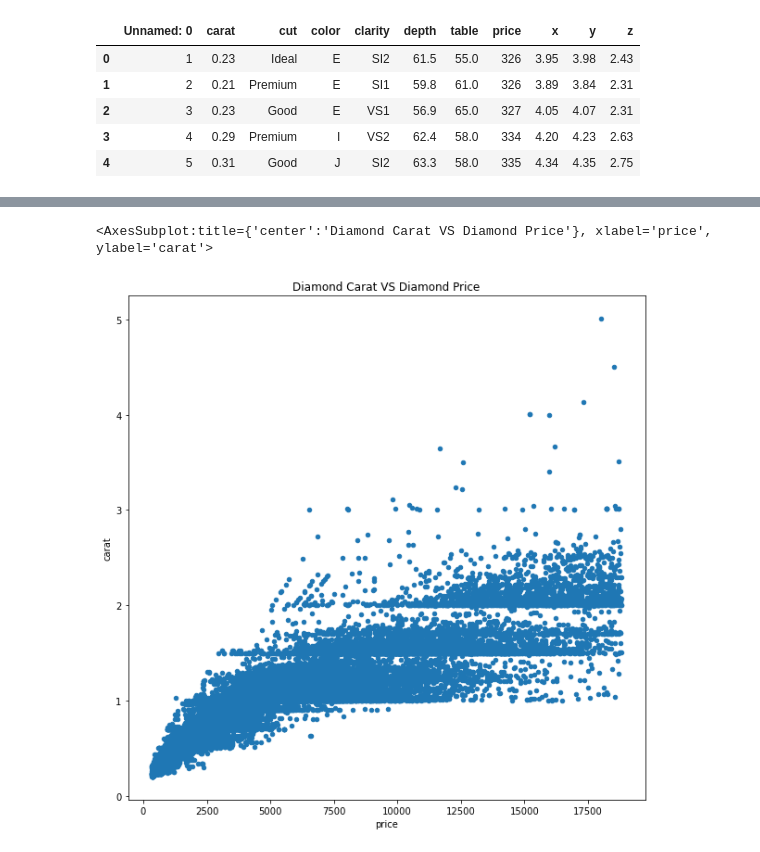
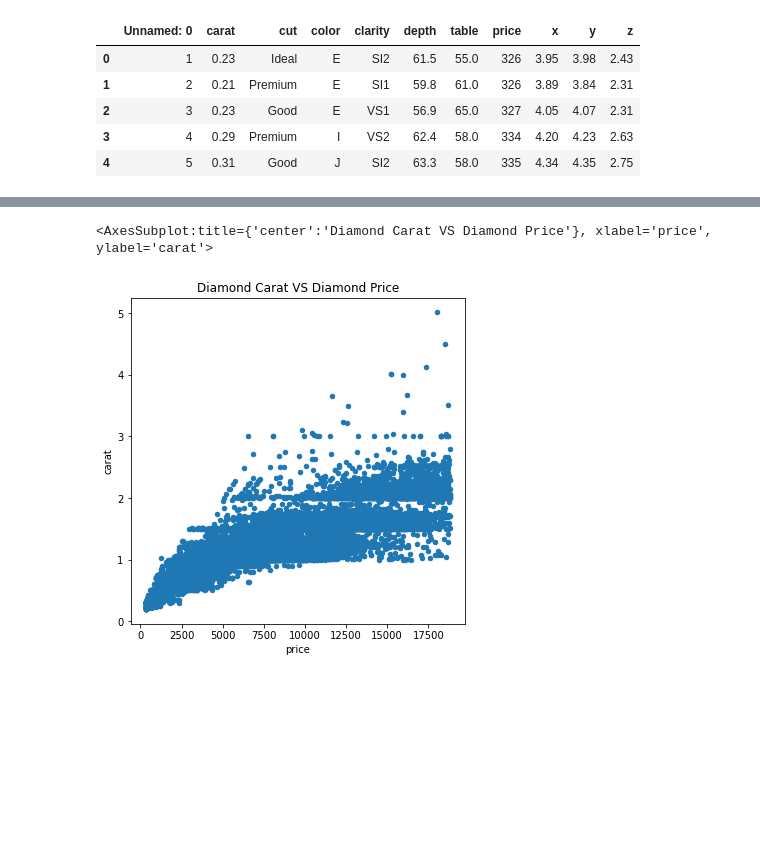
Before and after one commit to Waltercas/CAPSTONE, a Jupyter notebook: Diamonds.ipynb, the cells around one changed output, grey strips where cells are left out. Drawn from its saved outputs; the diff is of its cells as text; code cells hidden in the pictures; blank space fills up the shorter version.

```diff
--- a/Diamonds.ipynb
+++ b/Diamonds.ipynb
@@ -56,9 +39,9 @@ df = diamonddf.sample(frac = 0.01)
 df = df[df['price'] <= 10000]
 # %%
-diamonddf.plot.scatter('price', 'carat', figsize =(10,10), title = "Diamond Carat VS Diamond Price")
+diamonddf.plot.scatter('price', 'carat', figsize =(6,6), title = "Diamond Carat VS Diamond Price")
 # %% [output]
 <AxesSubplot:title={'center':'Diamond Carat VS Diamond Price'}, xlabel='price', ylabel='carat'>
-[figure, old version]
+[figure, new version]
 # %%
 def price_nonum_characteristic(column, sample_size, max_price):
     df = diamonddf.sample(frac = sample_size)
```
Also changed, not shown: parts of 25 cells of this notebook, 10 other files.
